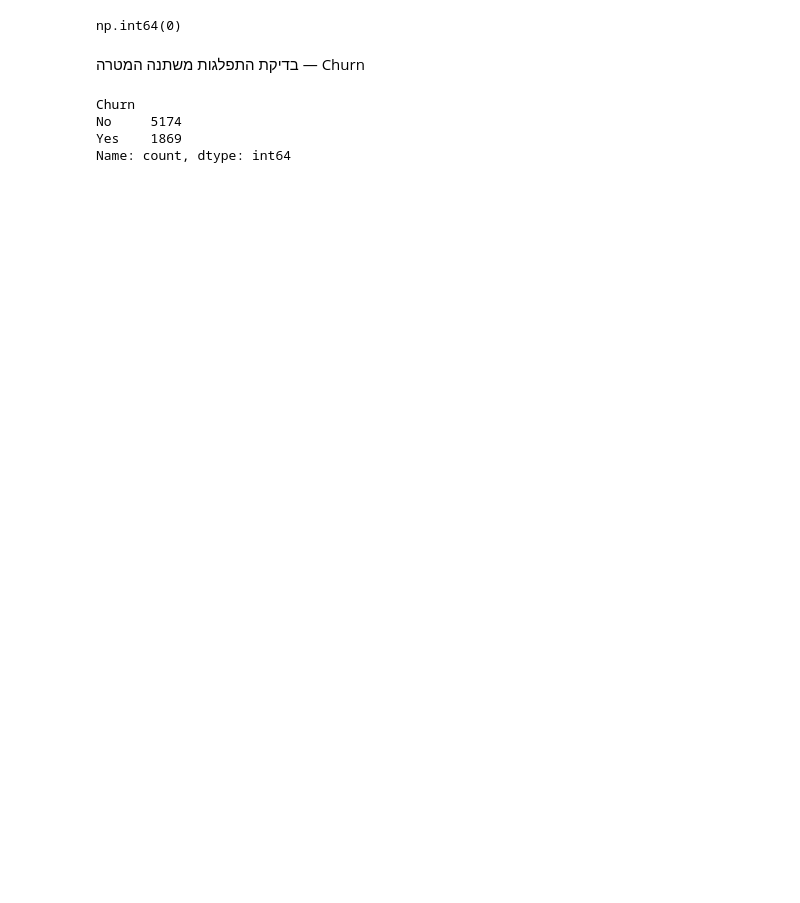
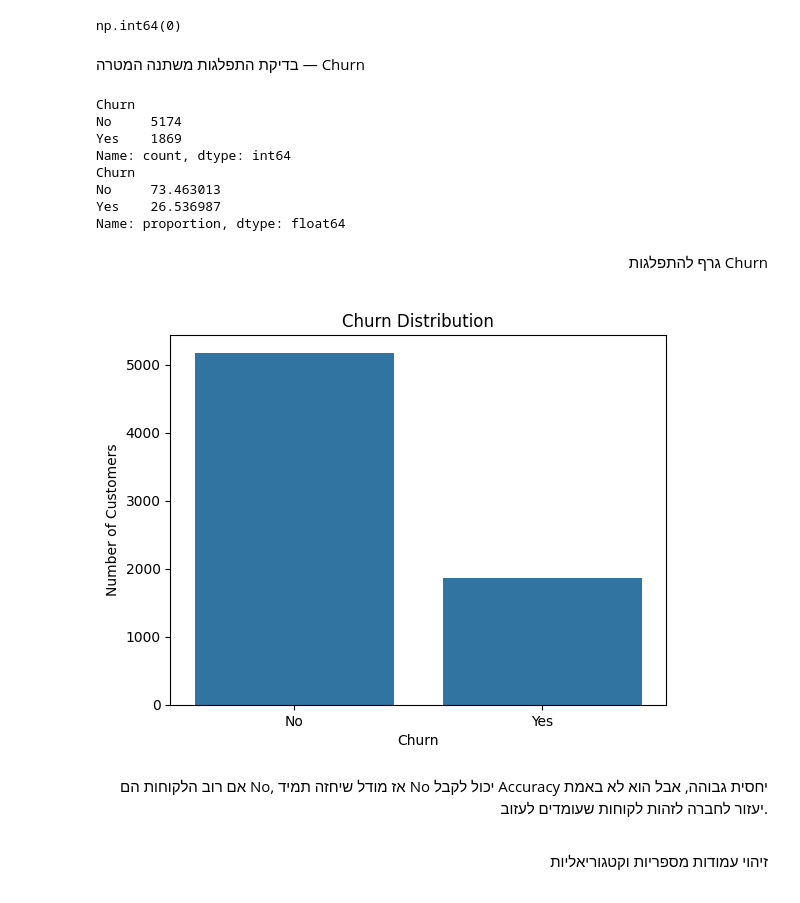
Before and after one commit to yahavLer/python-ai-engineer, a Jupyter notebook: Exercises/ex3/Telco_Customer_Churn.ipynb, the cells around one changed output. Drawn from its saved outputs; the diff is of its cells as text; code cells hidden in the pictures; blank space fills up the shorter version.

```diff
--- a/Exercises/ex3/Telco_Customer_Churn.ipynb
+++ b/Exercises/ex3/Telco_Customer_Churn.ipynb
@@ -107,0 +137,2 @@ dtype: int64
+# %%
+df["TotalCharges"] = df["TotalCharges"].fillna(0)
@@ -107,0 +178,6 @@ dtype: int64
+# %%
+# Fill missing TotalCharges values with 0
+df["TotalCharges"] = df["TotalCharges"].fillna(0)
+
+# Check again for missing values
+df.isnull().sum()
@@ -112,9 +206,34 @@ np.int64(0)
 # %% [markdown]
 בדיקת התפלגות משתנה המטרה — Churn
 # %%
-df["Churn"].value_counts()
+print(df["Churn"].value_counts())
+print(df["Churn"].value_counts(normalize=True) * 100)
 # %% [output]
 Churn
 No     5174
 Yes    1869
 Name: count, dtype: int64
+Churn
+No     73.463013
+Yes    26.536987
+Name: proportion, dtype: float64
+# %% [markdown]
+<div dir="rtl" style="text-align: right;">
+
+גרף להתפלגות Churn
+# %%
+sns.countplot(data=df, x="Churn")
+plt.title("Churn Distribution")
+plt.xlabel("Churn")
+plt.ylabel("Number of Customers")
+plt.show()
+# %% [output]
+[figure, added]
+# %% [markdown]
+<div dir="rtl" style="text-align: right;">
+
+אם רוב הלקוחות הם No, אז מודל שיחזה תמיד No יכול לקבל Accuracy יחסית גבוהה, אבל הוא לא באמת יעזור לחברה לזהות לקוחות שעומדים לעזוב.
+# %% [markdown]
+<div dir="rtl" style="text-align: right;">
+
+זיהוי עמודות מספריות וקטגוריאליות
```
Also changed, not shown: parts of 18 cells of this notebook.
